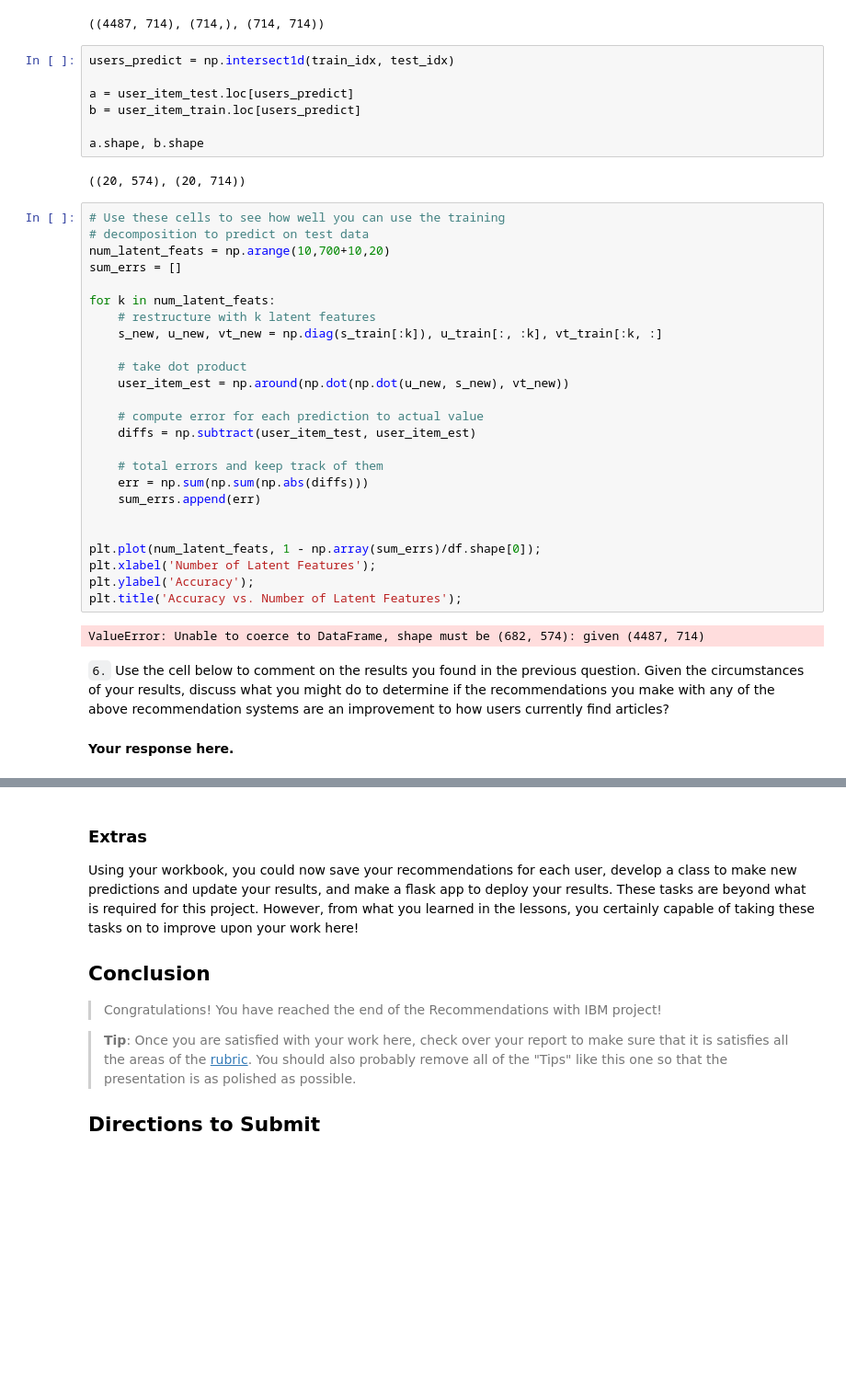
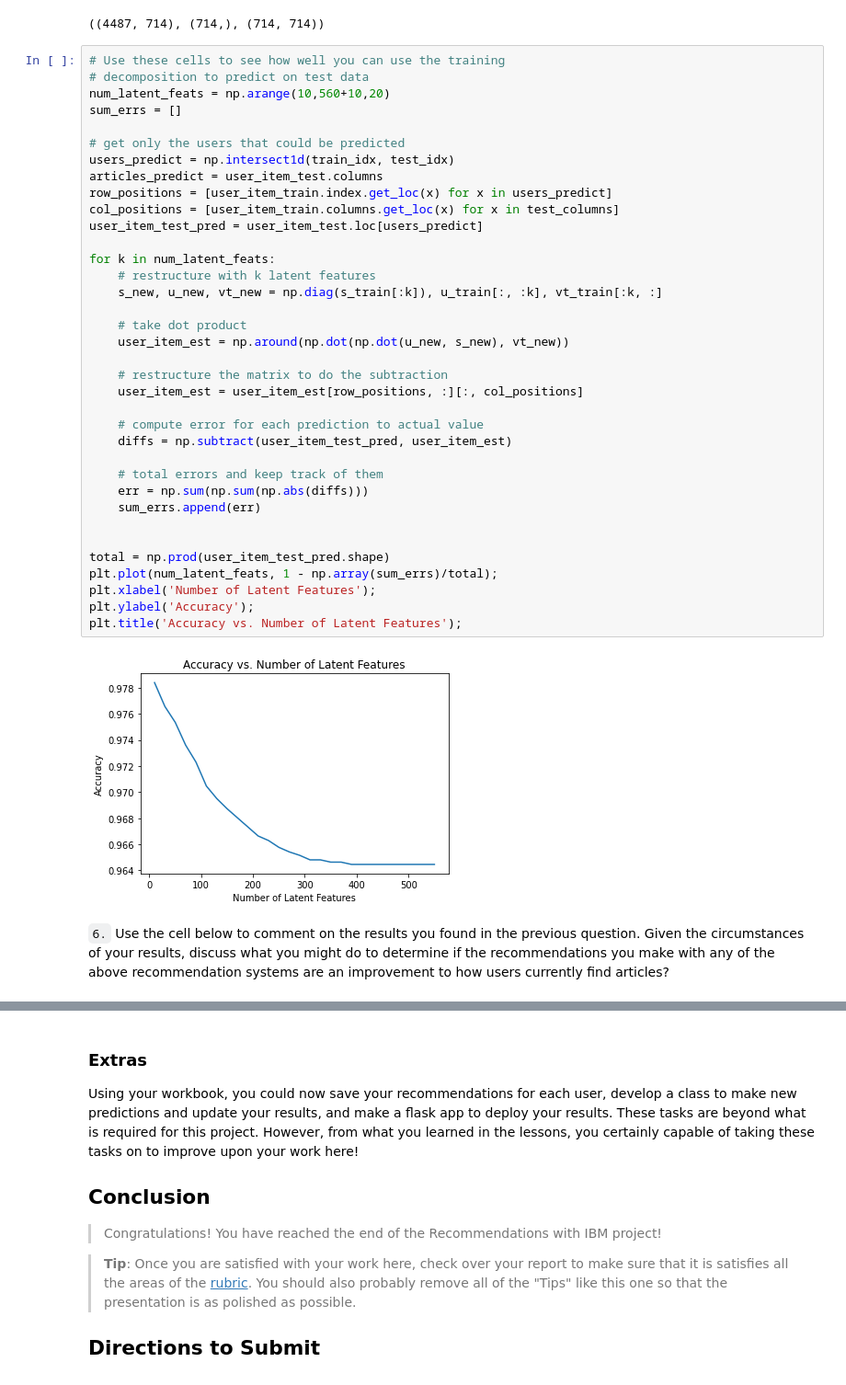
Before and after one commit to boa50/ibm-articles-recommendation, a Jupyter notebook: Recommendations_with_IBM.ipynb, the cells around one changed output, grey strips where cells are left out. Shown at 92% size. Drawn from its saved outputs; the diff is of its cells as text; blank space fills up the shorter version.

Commit message:
Finished the Matrix Factorization

```diff
--- a/Recommendations_with_IBM.ipynb
+++ b/Recommendations_with_IBM.ipynb
@@ -801,43 +801,43 @@ u_train, s_train, vt_train = np.linalg.svd(user_item_train, full_matrices=False)
 u_train.shape, s_train.shape, vt_train.shape
 # %% [output]
 ((4487, 714), (714,), (714, 714))
-# %%
-users_predict = np.intersect1d(train_idx, test_idx)
-
-a = user_item_test.loc[users_predict]
-b = user_item_train.loc[users_predict]
-
-a.shape, b.shape
-# %% [output]
-((20, 574), (20, 714))
 # %%
 # Use these cells to see how well you can use the training
 # decomposition to predict on test data
-num_latent_feats = np.arange(10,700+10,20)
+num_latent_feats = np.arange(10,560+10,20)
 sum_errs = []
+
+# get only the users that could be predicted
+users_predict = np.intersect1d(train_idx, test_idx)
+articles_predict = user_item_test.columns
+row_positions = [user_item_train.index.get_loc(x) for x in users_predict]
+col_positions = [user_item_train.columns.get_loc(x) for x in test_columns]
+user_item_test_pred = user_item_test.loc[users_predict]
 
 for k in num_latent_feats:
     # restructure with k latent features
     s_new, u_new, vt_new = np.diag(s_train[:k]), u_train[:, :k], vt_train[:k, :]
 
     # take dot product
     user_item_est = np.around(np.dot(np.dot(u_new, s_new), vt_new))
 
+    # restructure the matrix to do the subtraction
+    user_item_est = user_item_est[row_positions, :][:, col_positions]
+
     # compute error for each prediction to actual value
-    diffs = np.subtract(user_item_test, user_item_est)
+    diffs = np.subtract(user_item_test_pred, user_item_est)
 
     # total errors and keep track of them
     err = np.sum(np.sum(np.abs(diffs)))
     sum_errs.append(err)
 
 
-plt.plot(num_latent_feats, 1 - np.array(sum_errs)/df.shape[0]);
+total = np.prod(user_item_test_pred.shape)
+plt.plot(num_latent_feats, 1 - np.array(sum_errs)/total);
 plt.xlabel('Number of Latent Features');
 plt.ylabel('Accuracy');
 plt.title('Accuracy vs. Number of Latent Features');
 # %% [output]
-ValueError: Unable to coerce to DataFrame, shape must be (682, 574): given (4487, 714)
+[figure, added]
 # %% [markdown]
 `6.` Use the cell below to comment on the results you found in the previous question. Given the circumstances of your results, discuss what you might do to determine if the recommendations you make with any of the above recommendation systems are an improvement to how users currently find articles?
-# %% [markdown]
-**Your response here.**
```
Also changed, not shown: parts of 2 cells of this notebook.
